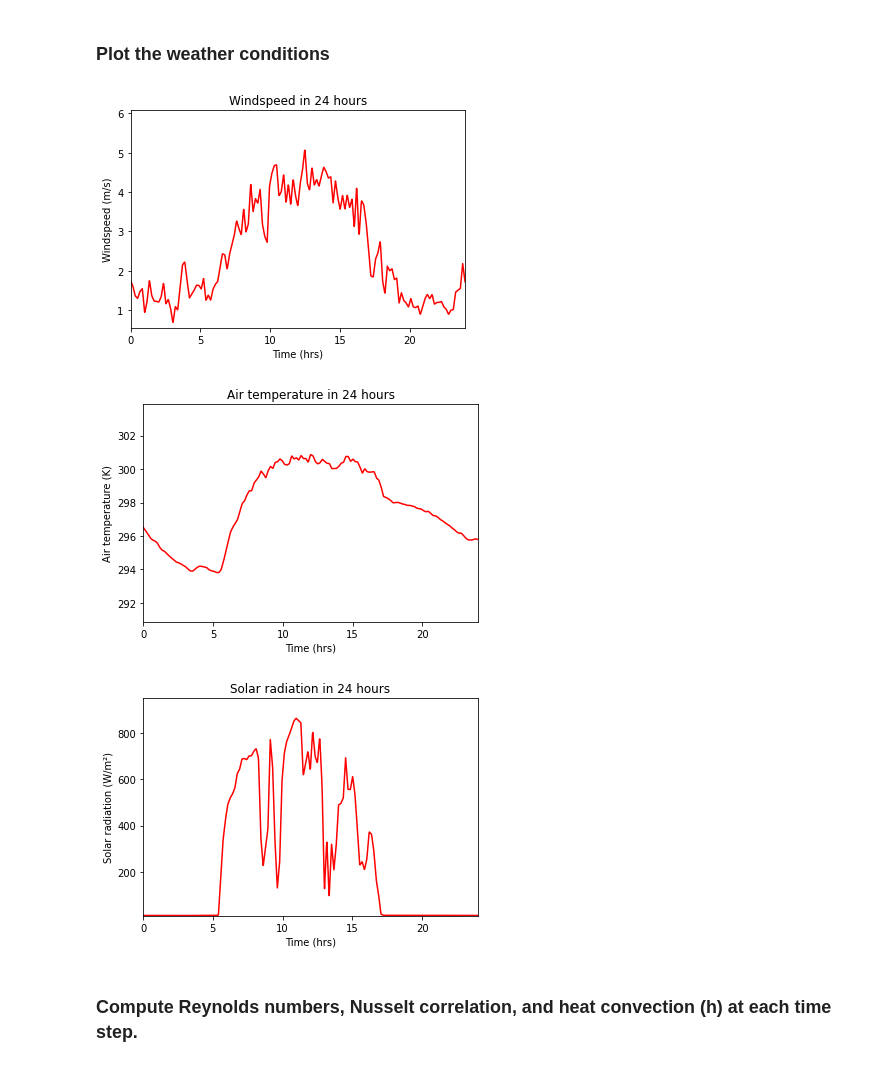
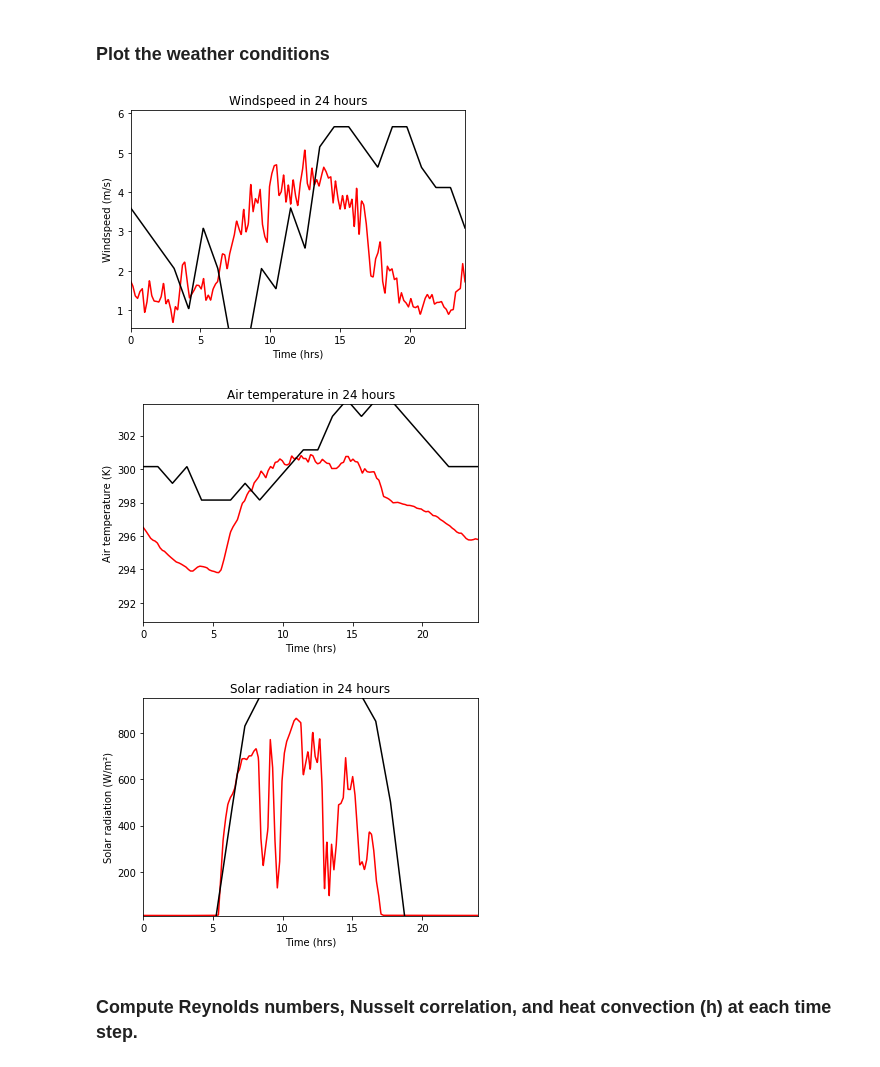
Before and after one commit to yajuna/treeRemote, a Jupyter notebook: notebook/treePower.ipynb, the cells around one changed output. Cells and saved outputs as stored; diff of their text form; code cells hidden in the pictures.

```diff
--- a/notebook/treePower.ipynb
+++ b/notebook/treePower.ipynb
@@ -41,9 +41,9 @@ Scipy version is 1.8.0
 # regular save on laptop
 # savefigpath = 'fig/'
 # save on laptop for testing
-savefigpath = 'figPcoeffTest/'
+# savefigpath = 'figPcoeffTest/'
 # save absolute path desktop
-# savefigpath = '/Users/yajuna/Development/tree/notebook/fig_new_data/'
+savefigpath = '/Users/yajuna/Development/tree/notebook/fig_new_data/'
 # %% [markdown]
 Define parameters used in time stepping- related to the properties of the trees and weather: thermal conductivity (W/(mK), $\rho$ the density (kg/m^3), specific heat (J/(kgK)); $\rho$ mutiplies specific heat gives the heat capacity; finally
 albedo which impacts how much solar radiation is absorbed (taken to be 0.3 from Potter and Andresen 2002).
@@ -196,37 +218,55 @@ Va = test_weather["windspeed"]
 T_air = test_weather["air_temp"]
 qrads = test_weather["solar"]
 
+############################
+# Test with old data to see plots
+test_weather1 = make_weather_input1(parameters)
+
+Va1 = test_weather1["windspeed"]
+T_air1 = test_weather1["air_temp"]
+qrads1 = test_weather1["solar"]
+###########################
+
 
 plt.plot(time, Va, 'r-')
+###
+plt.plot(time, Va1, 'k-')
+###
 message = f"Windspeed in 24 hours"
 plt.title(message)
 plt.axis([0, 24, Va.min() - Va.min() * 0.2, Va.max() + Va.max() * 0.2])
 plt.xlabel('Time (hrs)')
 plt.ylabel('Windspeed (m/s)')
 plt.savefig(savefigpath + 'windspeed' + '.eps', format='eps', dpi=300,bbox_inches='tight')
 plt.show()
 
 plt.plot(time, T_air, 'r-')
+###
+plt.plot(time, T_air1, 'k-')
+###
 message = f"Air temperature in 24 hours"
 plt.title(message)
 plt.axis([0, 24, T_air.min() - T_air.min() * 0.01, T_air.max() + T_air.max() * 0.01])
 plt.xlabel('Time (hrs)')
 plt.ylabel('Air temperature (K)')
 plt.savefig(savefigpath + 'T_air' + '.eps', format='eps', dpi=300,bbox_inches='tight')
 plt.show()
 
 plt.plot(time, qrads, 'r-')
+###
+plt.plot(time, qrads1, 'k-')
+###
 message = f"Solar radiation in 24 hours"
 plt.title(message)
 plt.axis([0, 24, qrads.min() - qrads.min() * 0.1, qrads.max() + qrads.max() * 0.1])
 plt.xlabel('Time (hrs)')
 plt.ylabel('Solar radiation (W/m²)')
 plt.savefig(savefigpath + 'qrads' + '.eps', format='eps', dpi=300,bbox_inches='tight')
 plt.show()
 # %% [output]
-[figure, old version]
+[figure, new version]
-[figure, old version]
+[figure, new version]
-[figure, old version]
+[figure, new version]
 # %% [markdown]
 ### Compute Reynolds numbers, Nusselt correlation, and heat convection (h) at each time step.
 # %%
```
Also changed, not shown: parts of 17 cells of this notebook.
